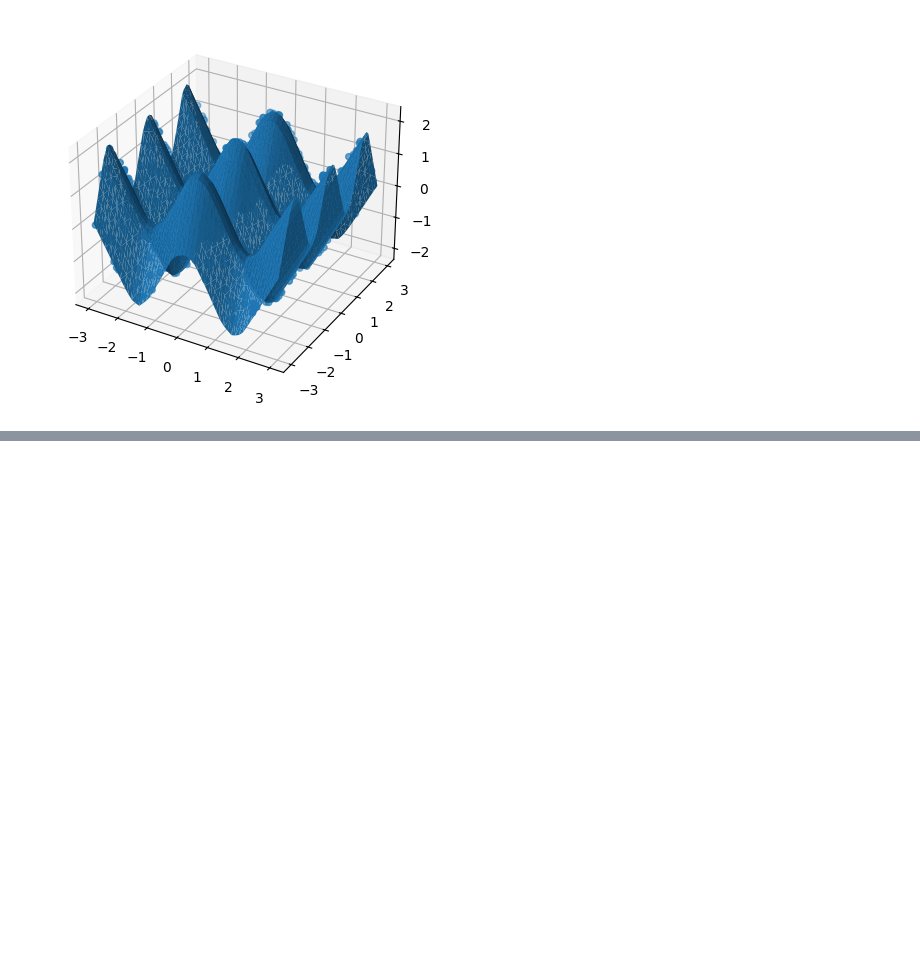
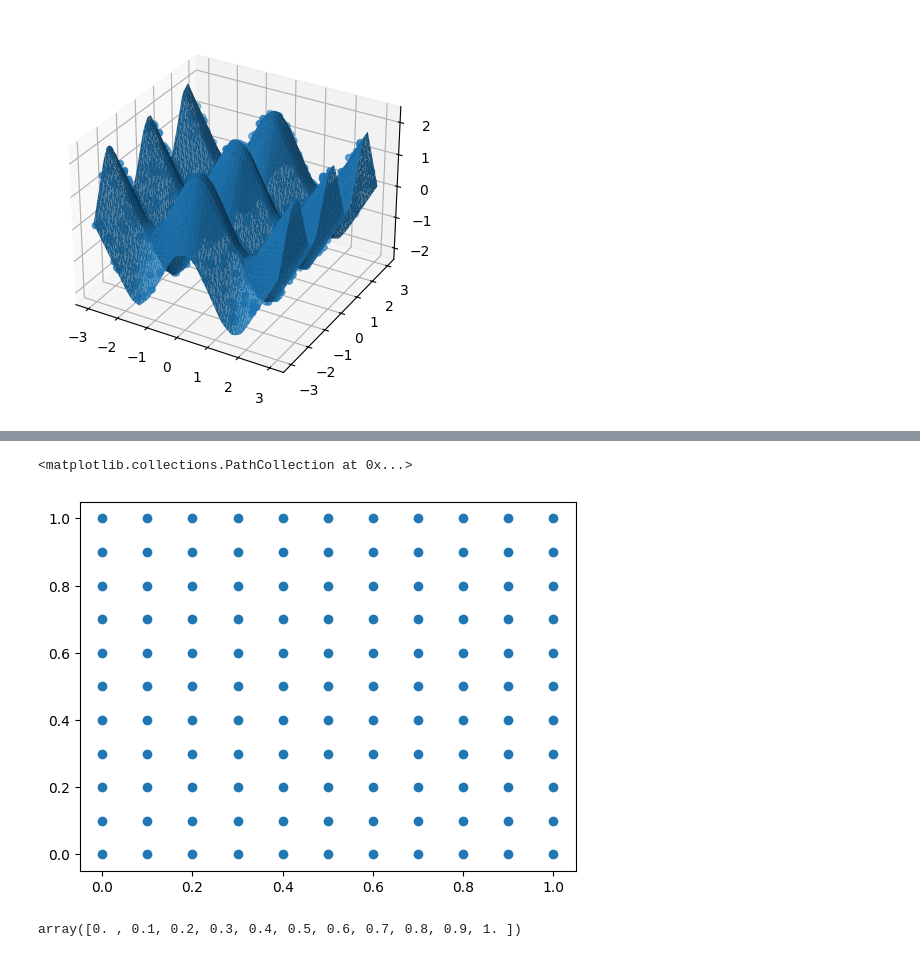
Before and after one commit to Istiaq-Fuad/pytorch-practice, a Jupyter notebook: neural_network/ann_regression.ipynb, the cells around one changed output, grey strips where cells are left out. Cells and saved outputs as stored; diff of their text form; code cells hidden in the pictures; blank space fills up the shorter version.

Commit message:
numpy practice

```diff
--- a/neural_network/ann_regression.ipynb
+++ b/neural_network/ann_regression.ipynb
@@ -105,0 +93,6 @@ array([[1, 1],
+# %%
+# practicing the 3d plotting
+l = np.linspace(0, 1, 11)
+aa, bb = np.meshgrid(l, l)
+xxx, yyy = np.vstack((aa.flatten(), bb.flatten()))
+xxx, yyy
@@ -105,0 +120,10 @@ array([[1, 1],
+# %%
+plt.scatter(xxx, yyy)
+# %% [output]
+<matplotlib.collections.PathCollection at 0x...>
+[figure, added]
+# %%
+# practicing numpy functions
+np.linspace(0, 1, 11)
+# %% [output]
+array([0. , 0.1, 0.2, 0.3, 0.4, 0.5, 0.6, 0.7, 0.8, 0.9, 1. ])
```
Also changed, not shown: parts of 3 cells of this notebook.
